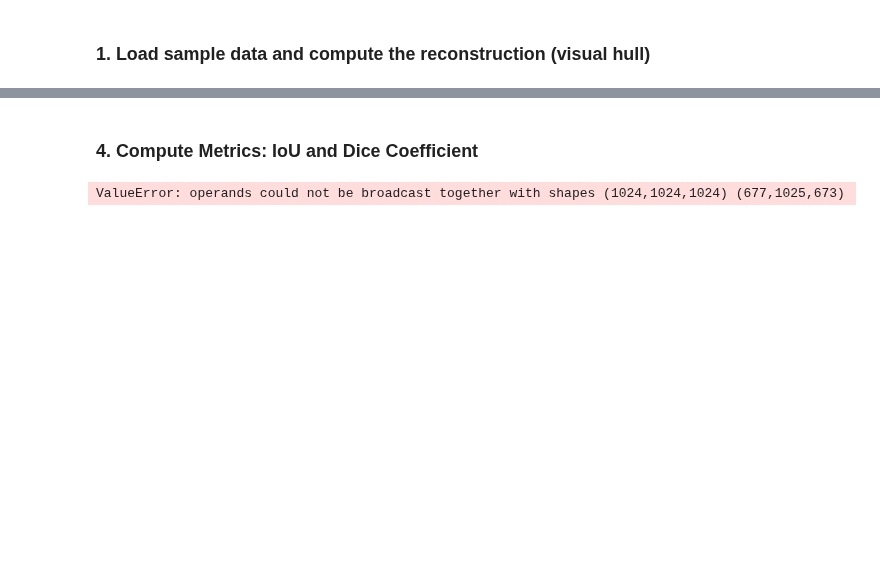
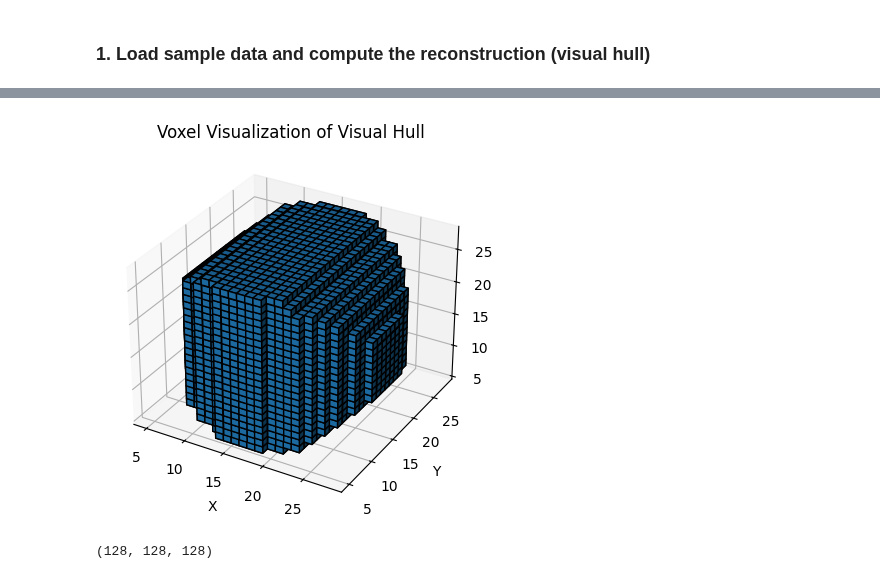
Before and after one commit to 3d-pollen-reconstruction/sequoia, a Jupyter notebook: notebooks/visual_hull_baseline.ipynb, the cells around one changed output, grey strips where cells are left out. Drawn from its saved outputs; the diff is of its cells as text; code cells hidden in the pictures; blank space fills up the shorter version.

```diff
--- a/notebooks/visual_hull_baseline.ipynb
+++ b/notebooks/visual_hull_baseline.ipynb
@@ -57,11 +41,7 @@ np.float64(69.6081507167394)
 # %%
-dataset = PollenDataset()
-(sample_images, _sample_mesh) = dataset[0]
-front_tensor, side_tensor = sample_images  # Assume left = front view, right = side view
-
 # Convert tensors to numpy arrays (images are 1024x1024)
-front_np = front_tensor.numpy()
-side_np = side_tensor.numpy()
+front_np = front_tensor.squeeze(0).numpy()
+side_np = side_tensor.squeeze(0).numpy()
 
 # Create binary masks: any nonzero pixel is considered part of the object.
 front_bin = (front_np > 0).astype(np.uint8)
@@ -85,19 +65,6 @@ visual_hull = np.logical_and(front_vol, side_vol)
 # For instance, reduce by a factor of 8 (adjust step as needed).
 step = 1
 voxel_data = visual_hull[::step, ::step, ::step]
-
-# Plotting the voxels using matplotlib's ax.voxels
-#fig = plt.figure(figsize=(8, 8))
-#ax = fig.add_subplot(111, projection='3d')
-
-# Plot voxels; you can adjust facecolors, edgecolors, and alpha as desired.
-#ax.voxels(voxel_data, facecolors='blue', edgecolor='k', alpha=0.7)
-
-#ax.set_title("Voxel Visualization of Visual Hull")
-#ax.set_xlabel("X")
-#ax.set_ylabel("Y")
-#ax.set_zlabel("Z" )
-#plt.show()
 # %% [markdown]
 ### 1. Load sample data and compute the reconstruction (visual hull)
 # %%
@@ -204,12 +89,40 @@ ValueError: could not broadcast input array from shape (677,1025,673) into shape
-# %% [markdown]
-### 4. Compute Metrics: IoU and Dice Coefficient
-# %%
-intersection = np.logical_and(recon_volume, gt_volume).sum()
-union = np.logical_or(recon_volume, gt_volume).sum()
-iou = intersection / union if union > 0 else 0
-dice = 2 * intersection / (recon_volume.sum() + gt_volume.sum()) if (recon_volume.sum() + gt_volume.sum()) > 0 else 0
-
-print(f"IoU (Intersection over Union): {iou:.4f}")
-print(f"Dice Coefficient: {dice:.4f}")
-# %% [output]
-ValueError: operands could not be broadcast together with shapes (1024,1024,1024) (677,1025,673)
+# %%
+# simplify the voxels
+step = 4
+simplified_recon_volume = recon_volume[::step, ::step, ::step]
+
+ax = plt.figure().add_subplot(projection='3d')
+ax.voxels(simplified_recon_volume, edgecolor='k')
+ax.set_title("Voxel Visualization of Visual Hull")
+ax.set_xlabel("X")
+ax.set_ylabel("Y")
+ax.set_zlabel("Z")
+plt.show()
+# %% [output]
+[figure, added]
+# %%
+import trimesh
+import numpy as np
+import scipy
+
+mesh = trimesh.Trimesh(vertices=vertices, faces=faces)
+
+# Get the axis-aligned bounding box of the mesh
+bbox_min, bbox_max = mesh.bounds
+extent = bbox_max - bbox_min
+
+# Compute the voxel pitch based on the largest dimension for a rough 128 scale
+pitch = np.max(extent) / 128.0
+
+# Fast voxelization with trimesh (this step is optimized)
+voxels = mesh.voxelized(pitch)
+voxel_grid = voxels.matrix.astype(np.float32)  # binary occupancy
+
+# Resample voxel grid to exactly 128x128x128
+current_shape = voxel_grid.shape
+scale_factors = [128 / s for s in current_shape]
+voxel_grid_128 = scipy.ndimage.zoom(voxel_grid, zoom=scale_factors, order=0)  # nearest-neighbor
+
+print(voxel_grid_128.shape)  # Should print (128, 128, 128)
+# %% [output]
+(128, 128, 128)
```
Also changed, not shown: parts of 14 cells of this notebook, 3 other files.
